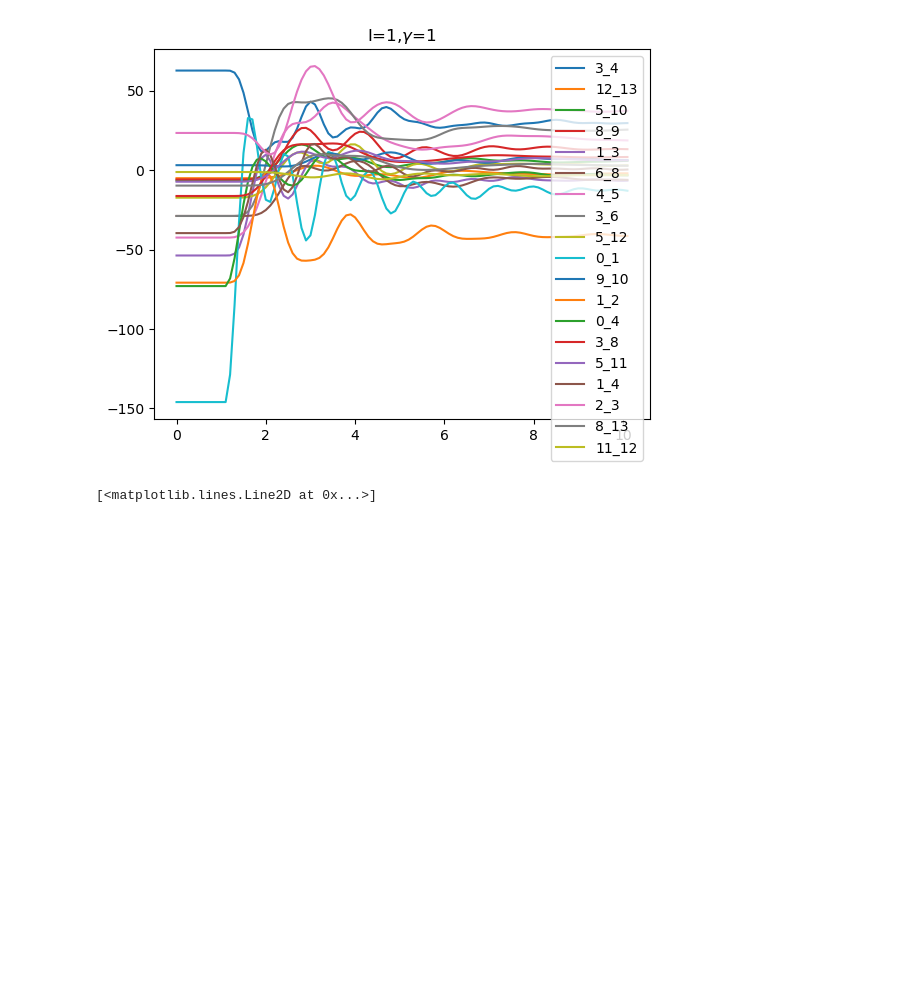
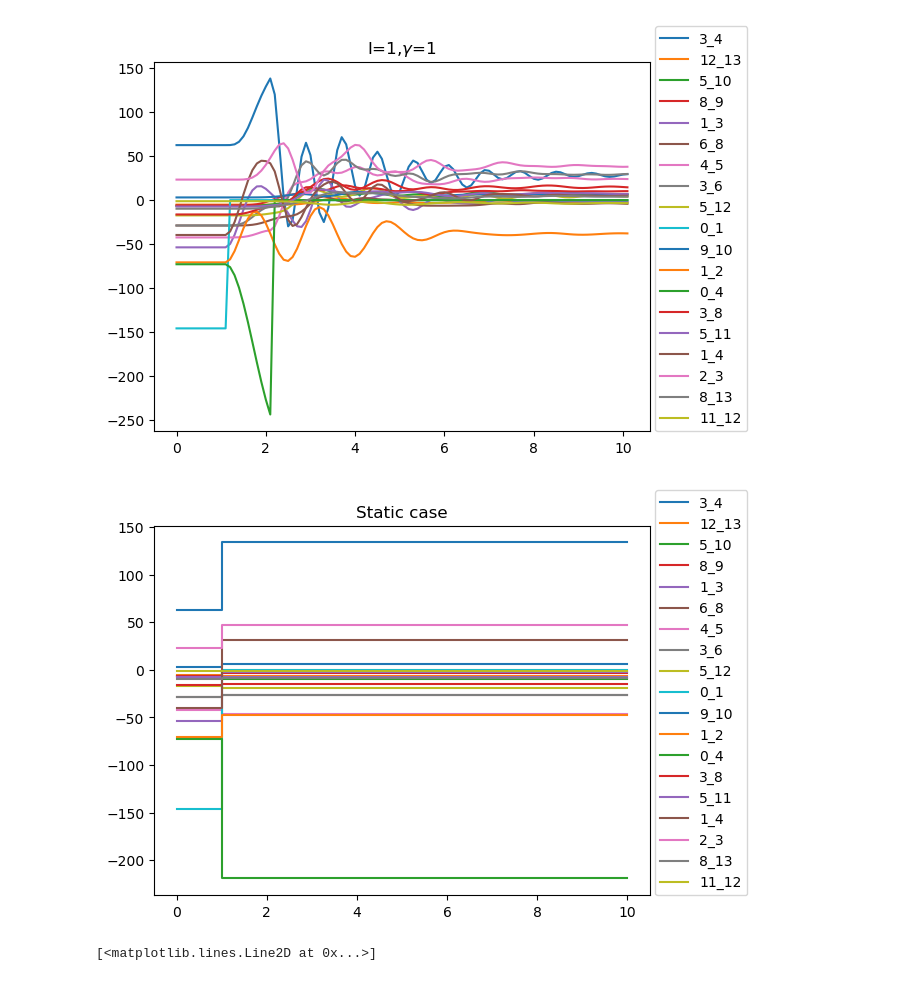
Before and after one commit to gmantegna/modeling-cascading-failure, a Jupyter notebook: notebooks/test case.ipynb, the cells around one changed output. Saved outputs shown, nothing was run; the diff lists cells and outputs as text; code cells hidden in the pictures; blank space fills up the shorter version.

Commit message:
add comparison to static solution

```diff
--- a/notebooks/test case.ipynb
+++ b/notebooks/test case.ipynb
@@ -69,43 +69,60 @@ Q_input[PQ_x==0] = np.nan
 
 I = 1
 gamma=1
+t_max=10
 I_array = np.ones(num_buses).reshape(-1,1)*I
 gamma_array = np.ones(num_buses).reshape(-1,1)*gamma
-(theta,omega,F,P,line_failures,node_failures,F_threshold)=simulate.simulate_system(
+(theta,omega,F,P,line_failures,node_failures,F_threshold,line_failures_static,flows_static)=simulate.simulate_system(
     Y,
     PV_x,
     PQ_x,
     x_slack,
     V_abs,
     V_phase,
     P_input,
     Q_input,
     eps,
     max_iter,
     base_MVA=base_mva,
-    lines_to_cut=None,
-    nodes_to_cut=[0],
+    lines_to_cut=[(0,1)],
+    nodes_to_cut=None,
     cut_time=1,
     delta_t=0.1,
-    alpha=0.9,
-    frequency_deviation_threshold=1,
+    alpha=0.5,
+    frequency_deviation_threshold=None,
+    apply_freq_dev_during_sim=False,
     I=I_array,
     gamma=gamma_array,
-    t_max=10,
+    t_max=t_max,
     include_resistive_losses=False
 )
 import matplotlib.pyplot as plt
+# note cutting (0,1) with alpha=0.5, no frequency deviation threshold, and no resistive losses produces desirable results
+
+# dynamic case
 lines = np.argwhere(np.abs(F.sel(time=0).values)>0)
 lines = list(set([tuple(sorted(line)) for line in lines]))
 fig,ax=plt.subplots()
 for line in lines:
     data= F.sel(node_i=line[0],node_j=line[1])
     plt.plot(data.time,data.values,label="{}_{}".format(line[0],line[1]))
     plt.title("I={},$\gamma$={}".format(I,gamma))
-    plt.legend()
-    plt.savefig("I={},gamma={}.png".format(I,gamma),dpi=300)
+    plt.legend(loc=(1.01,0))
+
+# static case
+lines = np.argwhere(np.abs(flows_static.sel(iteration=0).values)>0)
+lines = list(set([tuple(sorted(line)) for line in lines]))
+fig,ax=plt.subplots()
+for line in lines:
+    data= flows_static.sel(node_i=line[0],node_j=line[1])
+    iterations = list(data.iteration) + [t_max]
+    values = list(data.values) + [data.values[-1]]
+    plt.step(iterations,values,label="{}_{}".format(line[0],line[1]),where="post")
+    plt.title("Static case")
+    plt.legend(loc=(1.01,0))
 # %% [output]
-[figure, old version]
+[figure, new version]
+[figure, added]
 # %%
 omega_hz = (omega.sel(node=1) / (2*np.pi)) + 60
 omega_hz.plot()
```
Also changed, not shown: parts of 1 cell of this notebook, 1 other file.
